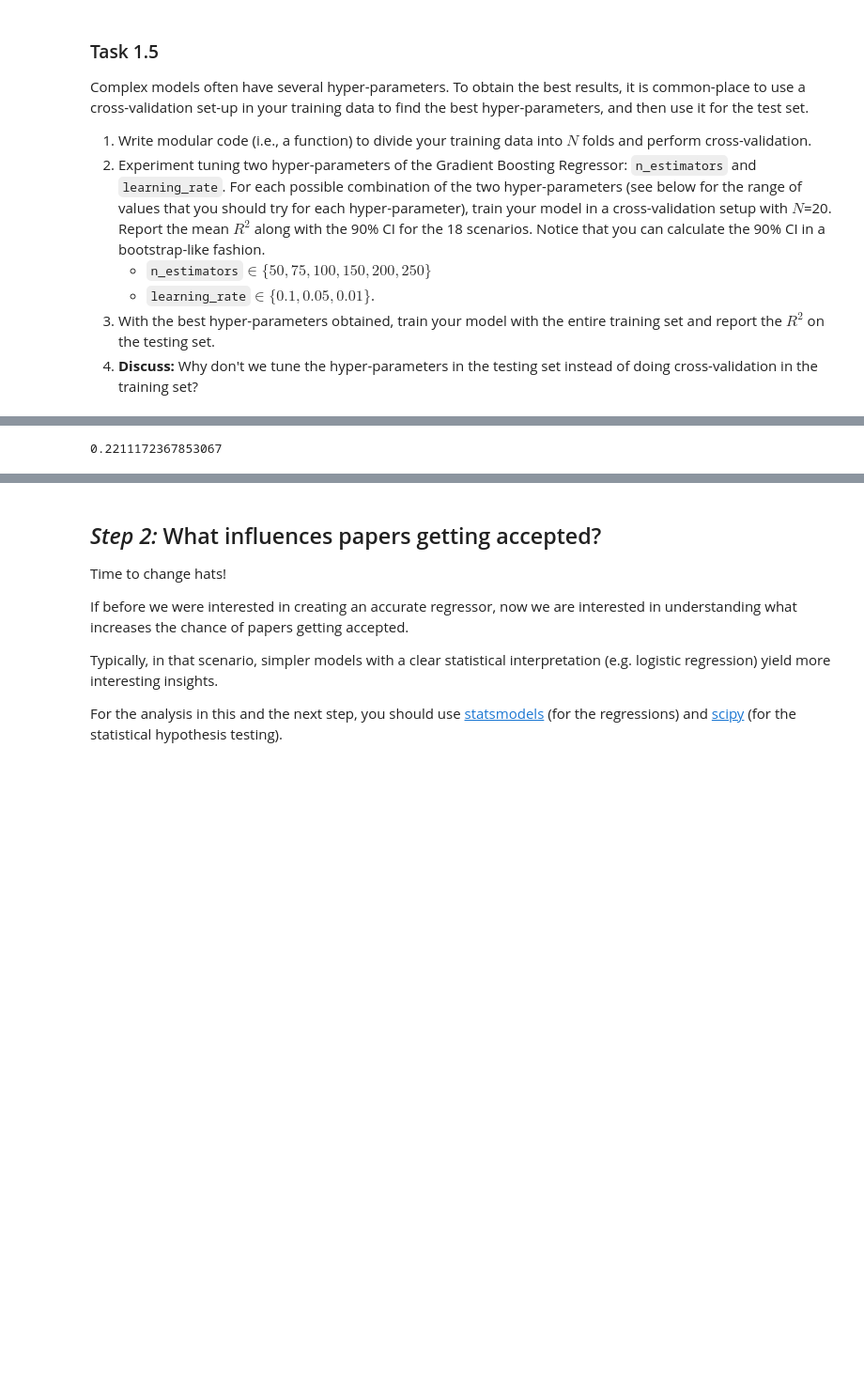
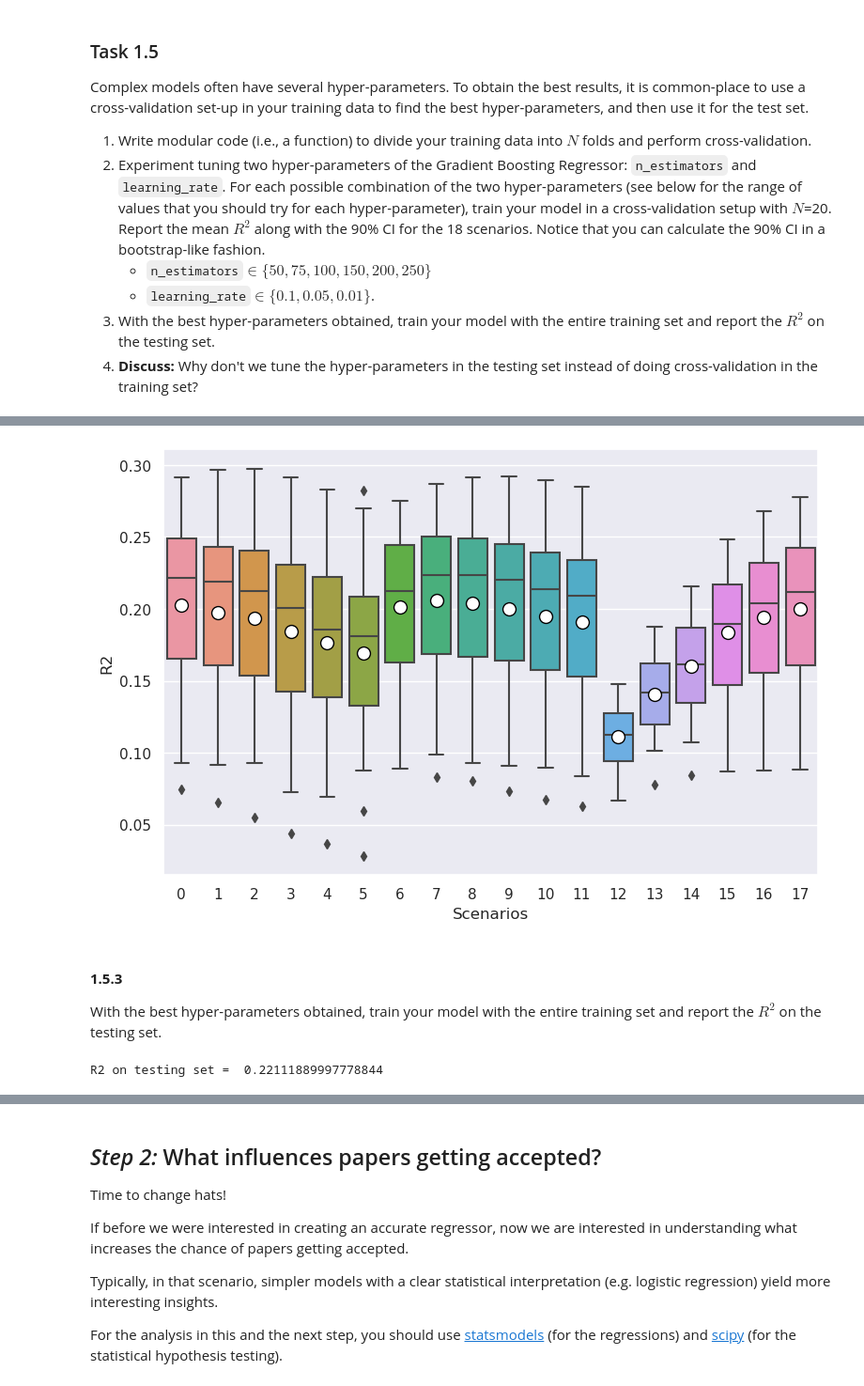
Before and after one commit to alec-flowers/ada-2020-homework2-pandas-pied, a Jupyter notebook: 02 - Regression Observational Studies Stats and Supervised Learning/hw2.ipynb, the cells around one changed output, grey strips where cells are left out. Shown: that part at 94% size. Cells and saved outputs as stored; diff of their text form; code cells hidden in the pictures; blank space fills up the shorter version.

```diff
--- a/02 - Regression Observational Studies Stats and Supervised Learning/hw2.ipynb
+++ b/02 - Regression Observational Studies Stats and Supervised Learning/hw2.ipynb
@@ -322,3 +405,7 @@ df['reputation_one'] = df.apply(lambda x: np.log10(x['authors_citations'][0]/x['
+# %%
+# third feature
+df['reputation_one'] = df.apply(lambda x: np.log10(x['authors_citations'][0]
+                                                   /x['authors_publications'][0] + 1), axis=1)
 # %%
 NEW_FEATURES = ['authors_hindex_median','authors_publications_median',
                 'authors_citations_median','reputation','arxiv_False','arxiv_True',
@@ -359,9 +463,11 @@ r2
 # %%
 def crazy_feature(x):
+    '''
+    Input: a rating of an article
+    Output: the corresponding crazy score
+    '''
     if x >4.96:
         crazy = 9 - x
     else:
         crazy = -x
     return crazy
-
-df['crazy'] = df['ratings'].apply(crazy_feature)
@@ -392,13 +557,18 @@ For each possible combination of the two hyper-parameters (see below for the ran
 # %%
+# type of regressor
 gb = ensemble.GradientBoostingRegressor()
+
+# settings
 parameters = {'n_estimators': [50, 75, 100, 150, 200, 250],
               'learning_rate': [.1, .05, .01]}
 y = df['ratings']
 X = df.drop('ratings',axis=1)
 X = df[NEW_FEATURES]
 
-X_train, X_test, y_train, y_test = model_selection.train_test_split(X, y, test_size = .3, random_state = 1)
+# splitting the train and test dataset
+X_train, X_test, y_train, y_test = split_data_randomly(X,y,test_size = .3, random_state = 1 )
 
+# cross k validation using GridsearchCV
 clf = model_selection.GridSearchCV(gb, parameters, cv = 20, scoring = 'r2')
 clf.fit(X_train,y_train)
 best_param = clf.best_params_
@@ -491 +627,23 @@ confidence_interval
+# %%
+# plotting Warning the line represent the median the circle are the R2 mean of each scenario
+plt.rcParams['figure.figsize'] = [9, 6]
+plt.rcParams['figure.dpi'] = 100 # 200 e.g. is really fine, but slower
+font = {'family' : 'DejaVu Sans',
+        'weight' : 'normal',
+        'size'   : 18}
+
+plt.rc('font', **font)
+
+sns.boxplot(data=result.T,showmeans=True,meanprops={"marker":"o",
+                       "markerfacecolor":"white",
+                       "markeredgecolor":"black",
+                      "markersize":"10"}, whis =.9)
+plt.xlabel('Scenarios')
+plt.ylabel('R2')
+plt.show()
+# %% [output]
+[figure, added]
+# %% [markdown]
+#### **1.5.3**
+With the best hyper-parameters obtained, train your model with the entire training set and report the $R^2$ on the testing set.
 # %%
@@ -492,7 +652,8 @@ confidence_interval
 optimal_reg = ensemble.GradientBoostingRegressor(**best_param).fit(X_train,y_train)
 # %%
+# prediction and R2
 pred = optimal_reg.predict(X_test)
 r2 = metrics.r2_score(y_test,pred)
-r2
+print('R2 on testing set = ',r2)
 # %% [output]
-0.2211172367853067
+R2 on testing set =  0.22111889997778844
```
Also changed, not shown: parts of 126 cells of this notebook.
